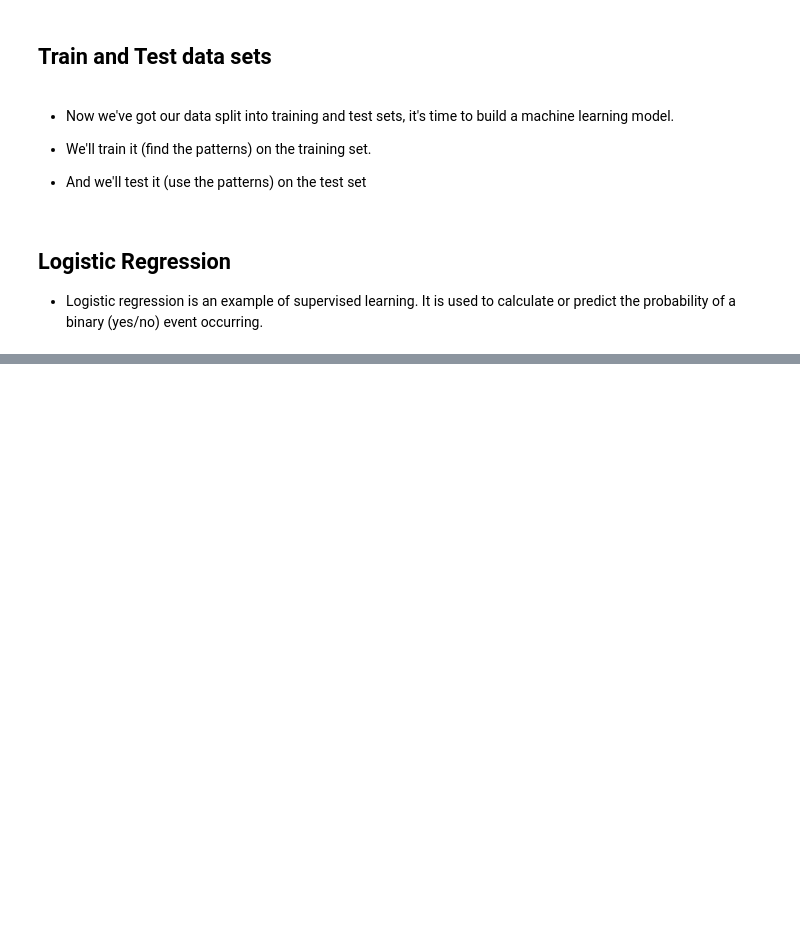
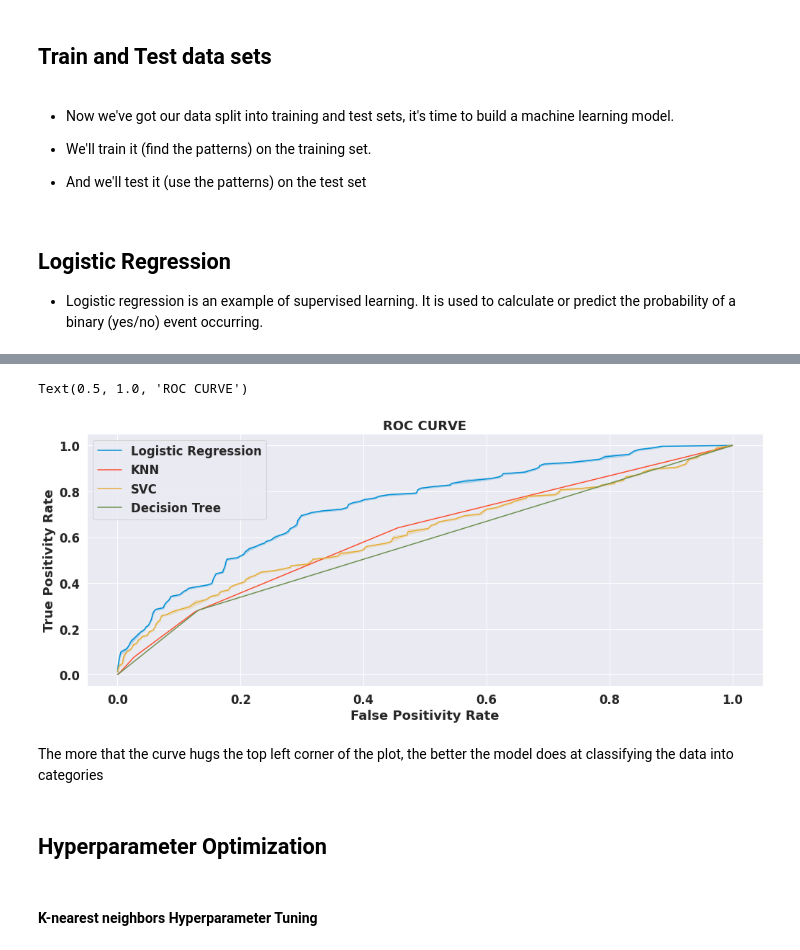
Before and after one commit to yuvarajmahajan/Cardiovascular-Risk-Prediction, a Jupyter notebook: Capstone_Project_Cardiovascular_Risk_Prediction.ipynb, the cells around one changed output, grey strips where cells are left out. Cells and saved outputs as stored; diff of their text form; code cells hidden in the pictures; blank space fills up the shorter version.

```diff
--- a/Capstone_Project_Cardiovascular_Risk_Prediction.ipynb
+++ b/Capstone_Project_Cardiovascular_Risk_Prediction.ipynb
@@ -845,0 +926,9 @@ X_train, X_test, y_train, y_test = train_test_split(X, y, test_size=0.3, random_
+# %%
+from sklearn.svm import SVC
+
+
+svm_clf = SVC(kernel='rbf', gamma=0.1, C=1.0)
+svm_clf.fit(X_train, y_train)
+
+print_score(svm_clf, X_train, y_train, X_test, y_test, train=True)
+print_score(svm_clf, X_train, y_train, X_test, y_test, train=False)
@@ -845,0 +969,9 @@ X_train, X_test, y_train, y_test = train_test_split(X, y, test_size=0.3, random_
+# %%
+from sklearn.tree import DecisionTreeClassifier
+
+
+tree_clf = DecisionTreeClassifier(random_state=42)
+tree_clf.fit(X_train, y_train)
+
+print_score(tree_clf, X_train, y_train, X_test, y_test, train=True)
+print_score(tree_clf, X_train, y_train, X_test, y_test, train=False)
@@ -845,0 +1018,6 @@ X_train, X_test, y_train, y_test = train_test_split(X, y, test_size=0.3, random_
+# %%
+# Creating a dictionary for models
+models = {'Logistic Regression' : LogisticRegression(),
+          'KNN' : KNeighborsClassifier(),
+          'SVC' : SVC(probability=True),
+          'Decision Tree' :DecisionTreeClassifier(random_state=42)}
@@ -845,0 +1081,3 @@ X_train, X_test, y_train, y_test = train_test_split(X, y, test_size=0.3, random_
+# %%
+# Using the model function to understand the scores of different models
+model_table, train_cm, test_cm, curve= model_build(X_train, y_train, X_test, y_test, models)
@@ -845,0 +1094,17 @@ X_train, X_test, y_train, y_test = train_test_split(X, y, test_size=0.3, random_
+# %%
+# Plotting ROC Curve for all the models
+plt.figure(figsize=(15,6))
+for name, value in curve.items():
+  sns.lineplot(x = value[0], y = value[1], label = name)
+plt.xlabel('False Positivity Rate')
+plt.ylabel('True Positivity Rate')
+plt.title('ROC CURVE')
+# %% [output]
+Text(0.5, 1.0, 'ROC CURVE')
+[figure, added]
+# %% [markdown]
+The more that the curve hugs the top left corner of the plot, the better the model does at classifying the data into categories
+# %% [markdown]
+## **Hyperparameter Optimization**
+# %% [markdown]
+#### **K-nearest neighbors Hyperparameter Tuning**
```
Also changed, not shown: parts of 22 cells of this notebook.
